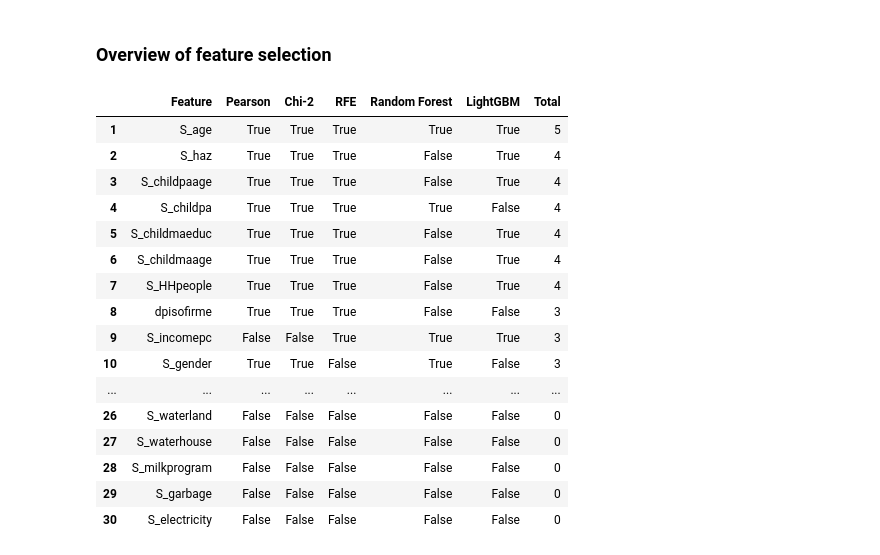
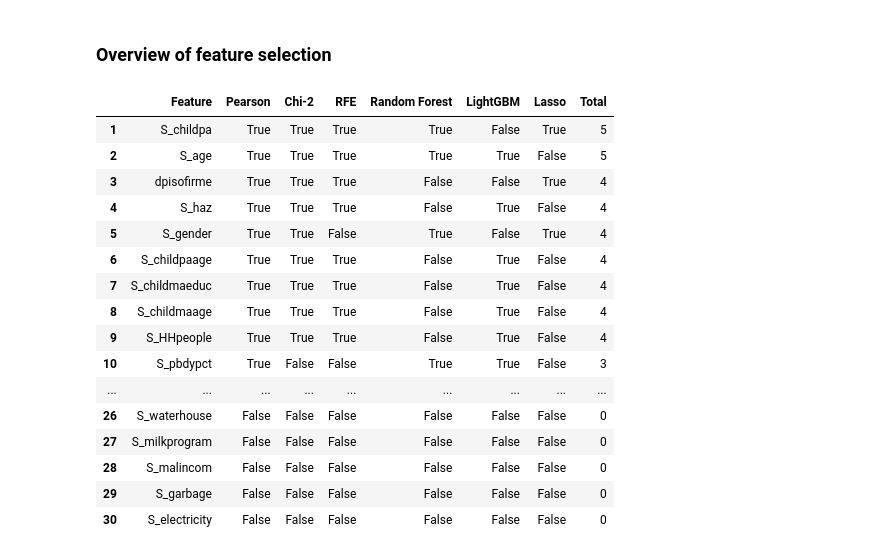
Before and after one commit to epfl-ada/ada-2020-project-milestone-p3-p3_2fast2curious, a Jupyter notebook: Freestyle.ipynb, the cells around one changed output. Saved outputs shown, nothing was run; the diff lists cells and outputs as text; code cells hidden in the pictures.

```diff
--- a/Freestyle.ipynb
+++ b/Freestyle.ipynb
@@ -473,4 +477,9 @@ Lasso picked 5 variables and eliminated the other 25 variables
 Selected features : ['S_gender', 'S_childpa', 'S_childma', 'dpisofirme', 'S_hasanimals']
+# %%
+kept = imp_coef[[imp_coef[i] != 0 for i in range(len(imp_coef))]]
+lasso_support = []
+for i in selection.columns:
+    lasso_support.append(i in kept)
 # %%
 #Split data set between train and test
 x_tr, x_te, y_tr, y_te = train_test_split(selection, np.ravel(target), test_size = 0.3, random_state = 50)
@@ -504,29 +513,29 @@ Precision_score : 0.541343669250646
 # %%
 # put all selection together
 feature_selection_df = pd.DataFrame({'Feature':selection.columns, 'Pearson':cor_support, 'Chi-2':chi_support, 'RFE':rfe_support,
-                                    'Random Forest':embeded_rf_support, 'LightGBM':embeded_lgb_support})
+                                    'Random Forest':embeded_rf_support, 'LightGBM':embeded_lgb_support, 'Lasso':lasso_support})
 # count the selected times for each feature
 feature_selection_df['Total'] = np.sum(feature_selection_df, axis=1)
 # display the top 100
 feature_selection_df = feature_selection_df.sort_values(['Total','Feature'] , ascending=False)
 feature_selection_df.index = range(1, len(feature_selection_df)+1)
 feature_selection_df.head(30)
 # %% [output]
-|  | Feature | Pearson | Chi-2 | RFE | Random Forest | LightGBM | Total |
-| 1 | S_age | True | True | True | True | True | 5 |
-| 2 | S_haz | True | True | True | False | True | 4 |
-| 3 | S_childpaage | True | True | True | False | True | 4 |
-| 4 | S_childpa | True | True | True | True | False | 4 |
-| 5 | S_childmaeduc | True | True | True | False | True | 4 |
-| 6 | S_childmaage | True | True | True | False | True | 4 |
-| 7 | S_HHpeople | True | True | True | False | True | 4 |
-| 8 | dpisofirme | True | True | True | False | False | 3 |
-| 9 | S_incomepc | False | False | True | True | True | 3 |
-| 10 | S_gender | True | True | False | True | False | 3 |
-| ... | ... | ... | ... | ... | ... | ... | ... |
-| 26 | S_waterland | False | False | False | False | False | 0 |
-| 27 | S_waterhouse | False | False | False | False | False | 0 |
-| 28 | S_milkprogram | False | False | False | False | False | 0 |
-| 29 | S_garbage | False | False | False | False | False | 0 |
-| 30 | S_electricity | False | False | False | False | False | 0 |
+|  | Feature | Pearson | Chi-2 | RFE | Random Forest | LightGBM | Lasso | Total |
+| 1 | S_childpa | True | True | True | True | False | True | 5 |
+| 2 | S_age | True | True | True | True | True | False | 5 |
+| 3 | dpisofirme | True | True | True | False | False | True | 4 |
+| 4 | S_haz | True | True | True | False | True | False | 4 |
+| 5 | S_gender | True | True | False | True | False | True | 4 |
+| 6 | S_childpaage | True | True | True | False | True | False | 4 |
+| 7 | S_childmaeduc | True | True | True | False | True | False | 4 |
+| 8 | S_childmaage | True | True | True | False | True | False | 4 |
+| 9 | S_HHpeople | True | True | True | False | True | False | 4 |
+| 10 | S_pbdypct | True | False | False | True | True | False | 3 |
+| ... | ... | ... | ... | ... | ... | ... | ... | ... |
+| 26 | S_waterhouse | False | False | False | False | False | False | 0 |
+| 27 | S_milkprogram | False | False | False | False | False | False | 0 |
+| 28 | S_malincom | False | False | False | False | False | False | 0 |
+| 29 | S_garbage | False | False | False | False | False | False | 0 |
+| 30 | S_electricity | False | False | False | False | False | False | 0 |
 # %%
```
Also changed, not shown: parts of 9 cells of this notebook.
